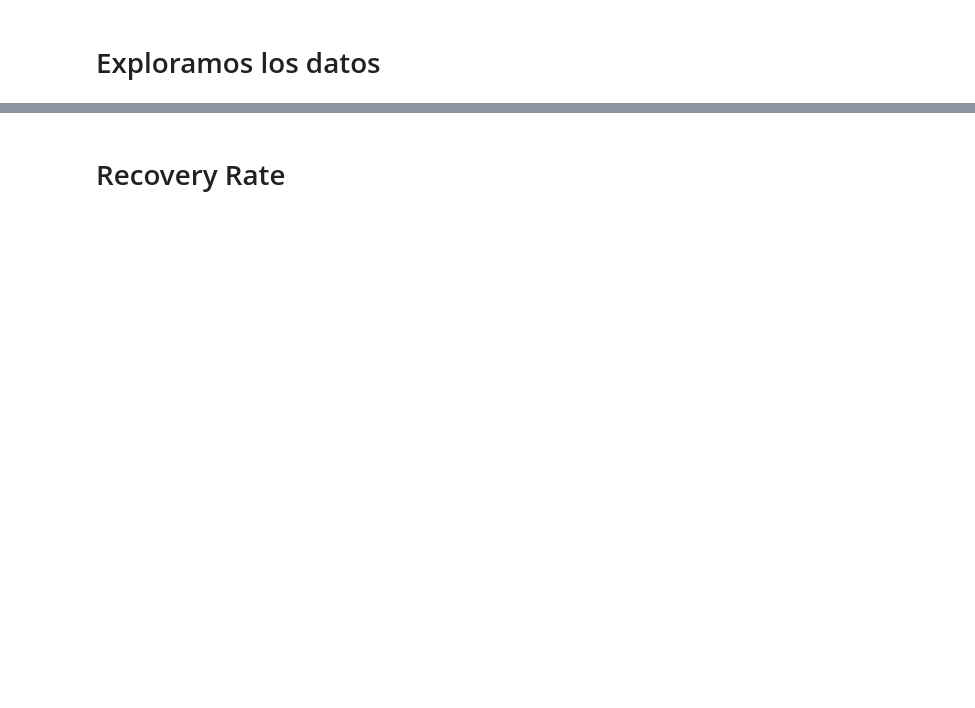
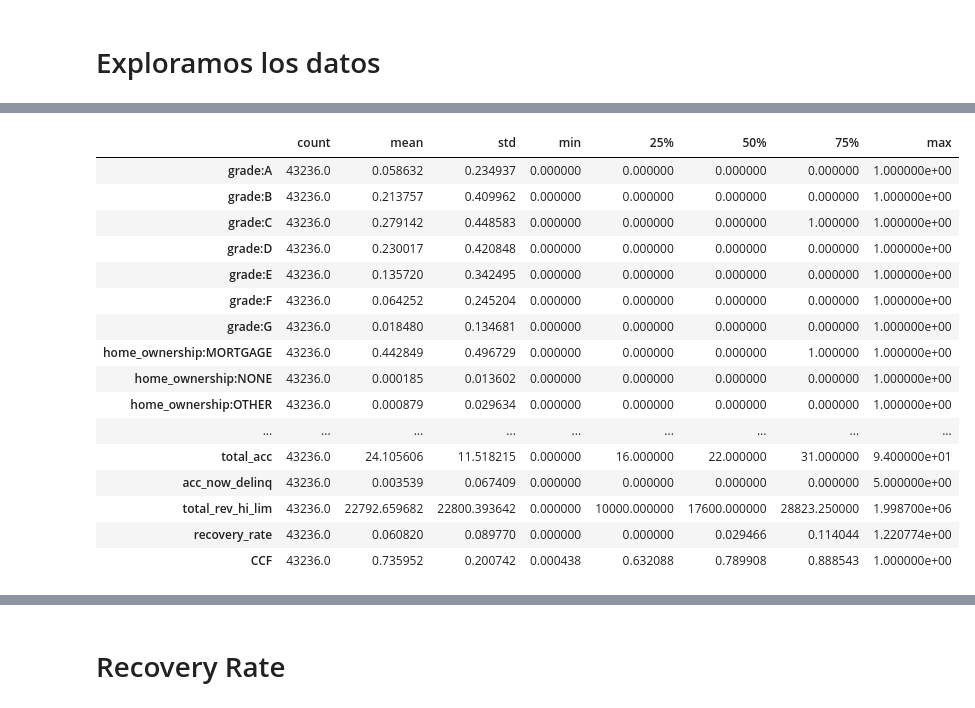
Before and after one commit to jpantojaj/Backtesting_Stresstesting, a Jupyter notebook: Sesión_5_LGD_EAD.ipynb, the cells around one changed output, grey strips where cells are left out. Saved outputs shown, nothing was run; the diff lists cells and outputs as text; code cells hidden in the pictures; blank space fills up the shorter version.

```diff
--- a/Sesión_5_LGD_EAD.ipynb
+++ b/Sesión_5_LGD_EAD.ipynb
@@ -34,0 +134,20 @@ loan_data_defaults['grade:A'].value_counts()
+# %%
+loan_data_defaults.select_dtypes(include=['number']).describe().T
+# %% [output]
+|  | count | mean | std | min | 25% | 50% | 75% | max |
+| grade:A | 43236.0 | 0.058632 | 0.234937 | 0.000000 | 0.000000 | 0.000000 | 0.000000 | 1.000000e+00 |
+| grade:B | 43236.0 | 0.213757 | 0.409962 | 0.000000 | 0.000000 | 0.000000 | 0.000000 | 1.000000e+00 |
+| grade:C | 43236.0 | 0.279142 | 0.448583 | 0.000000 | 0.000000 | 0.000000 | 1.000000 | 1.000000e+00 |
+| grade:D | 43236.0 | 0.230017 | 0.420848 | 0.000000 | 0.000000 | 0.000000 | 0.000000 | 1.000000e+00 |
+| grade:E | 43236.0 | 0.135720 | 0.342495 | 0.000000 | 0.000000 | 0.000000 | 0.000000 | 1.000000e+00 |
+| grade:F | 43236.0 | 0.064252 | 0.245204 | 0.000000 | 0.000000 | 0.000000 | 0.000000 | 1.000000e+00 |
+| grade:G | 43236.0 | 0.018480 | 0.134681 | 0.000000 | 0.000000 | 0.000000 | 0.000000 | 1.000000e+00 |
+| home_ownership:MORTGAGE | 43236.0 | 0.442849 | 0.496729 | 0.000000 | 0.000000 | 0.000000 | 1.000000 | 1.000000e+00 |
+| home_ownership:NONE | 43236.0 | 0.000185 | 0.013602 | 0.000000 | 0.000000 | 0.000000 | 0.000000 | 1.000000e+00 |
+| home_ownership:OTHER | 43236.0 | 0.000879 | 0.029634 | 0.000000 | 0.000000 | 0.000000 | 0.000000 | 1.000000e+00 |
+| ... | ... | ... | ... | ... | ... | ... | ... | ... |
+| total_acc | 43236.0 | 24.105606 | 11.518215 | 0.000000 | 16.000000 | 22.000000 | 31.000000 | 9.400000e+01 |
+| acc_now_delinq | 43236.0 | 0.003539 | 0.067409 | 0.000000 | 0.000000 | 0.000000 | 0.000000 | 5.000000e+00 |
+| total_rev_hi_lim | 43236.0 | 22792.659682 | 22800.393642 | 0.000000 | 10000.000000 | 17600.000000 | 28823.250000 | 1.998700e+06 |
+| recovery_rate | 43236.0 | 0.060820 | 0.089770 | 0.000000 | 0.000000 | 0.029466 | 0.114044 | 1.220774e+00 |
+| CCF | 43236.0 | 0.735952 | 0.200742 | 0.000438 | 0.632088 | 0.789908 | 0.888543 | 1.000000e+00 |
```
Also changed, not shown: parts of 81 cells of this notebook.
